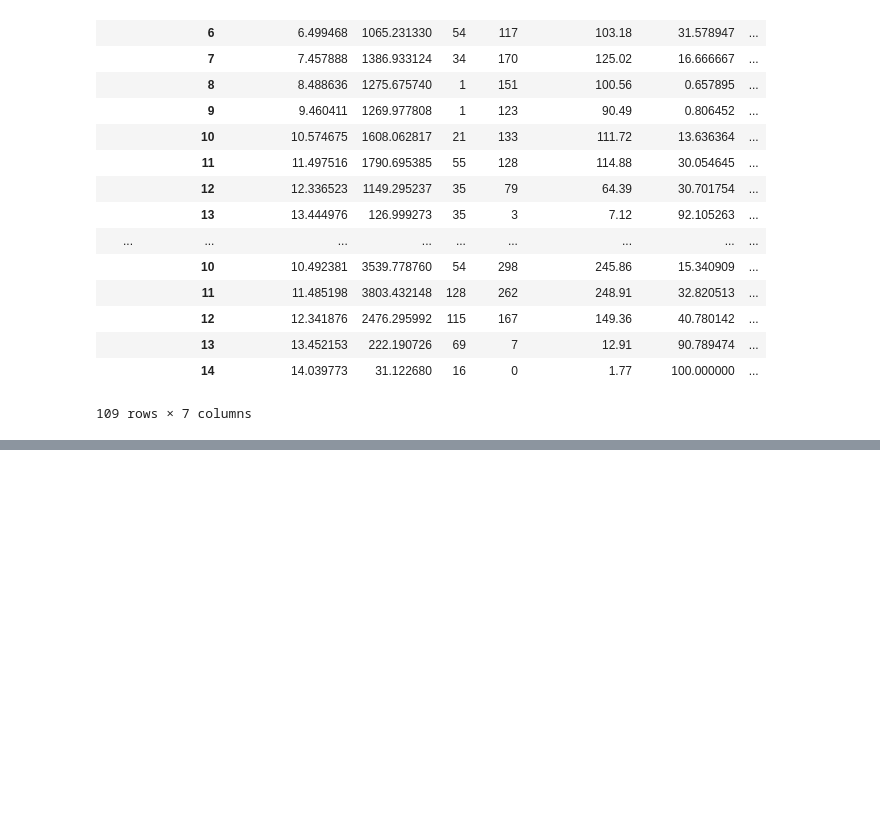
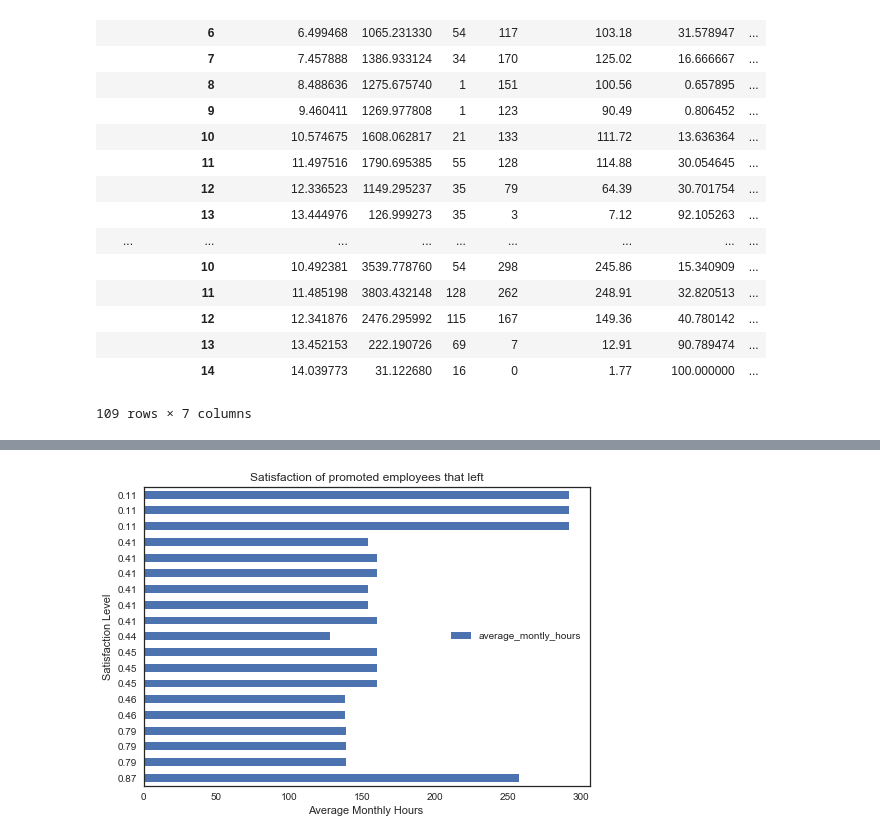
Before and after one commit to jayghez/Valued_Employees, a Jupyter notebook: Valued_Employees.ipynb, the cells around one changed output, grey strips where cells are left out. Saved outputs shown, nothing was run; the diff lists cells and outputs as text; code cells hidden in the pictures; blank space fills up the shorter version.

```diff
--- a/Valued_Employees.ipynb
+++ b/Valued_Employees.ipynb
@@ -280,0 +281,12 @@ plt.show()
+# %%
+#  this graph shows employees that have left even though receiving a promotion in the last five years
+# that even though job satisfaction clearly correlates with daily hours
+
+promoted_leavers2 = promoted_leavers.copy()
+promoted_leavers2.sort_values('satisfaction_level',ascending = False).plot.barh(x= 'satisfaction_level', y = 'average_montly_hours', )
+plt.title('Satisfaction of promoted employees that left')
+plt.ylabel('Satisfaction Level')
+plt.xlabel('Average Monthly Hours ')
+plt.show()
+# %% [output]
+[figure, added]
```
Also changed, not shown: parts of 6 cells of this notebook.
